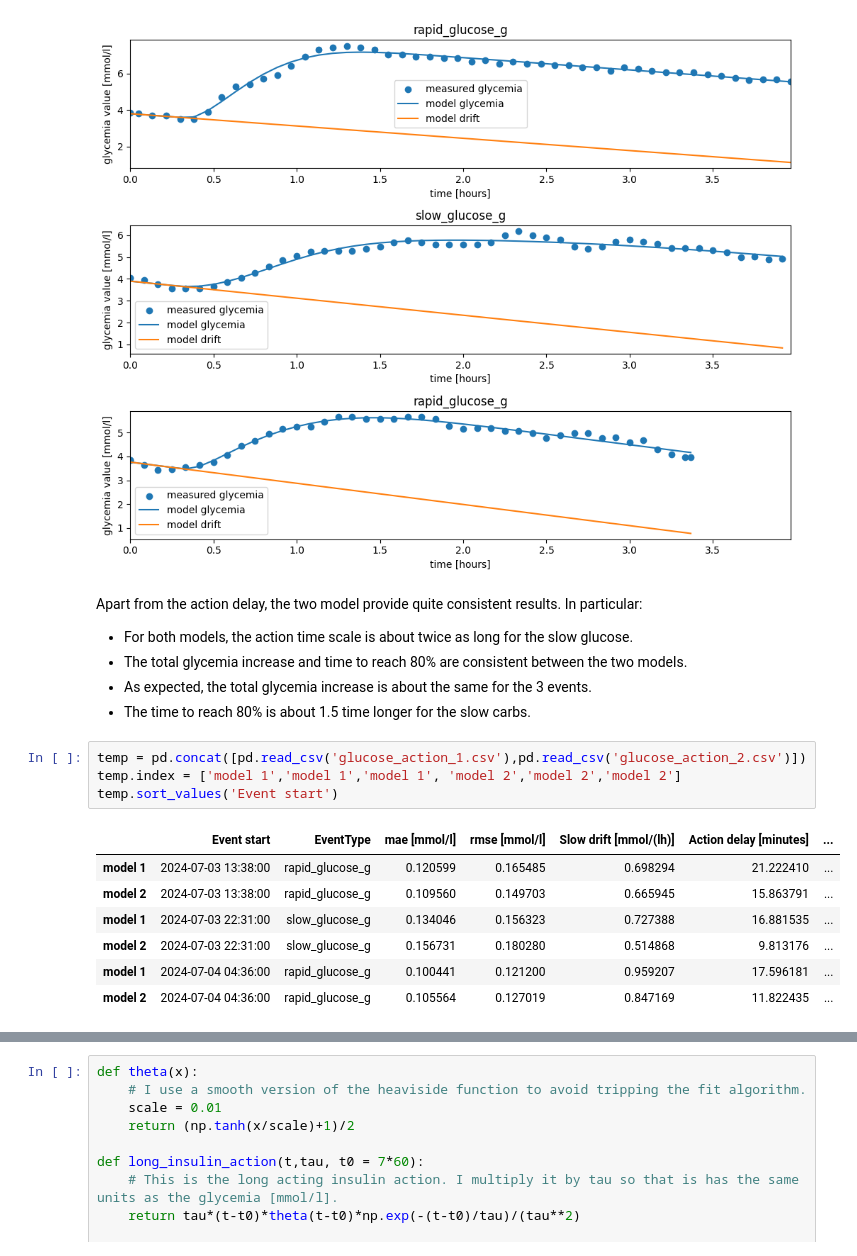
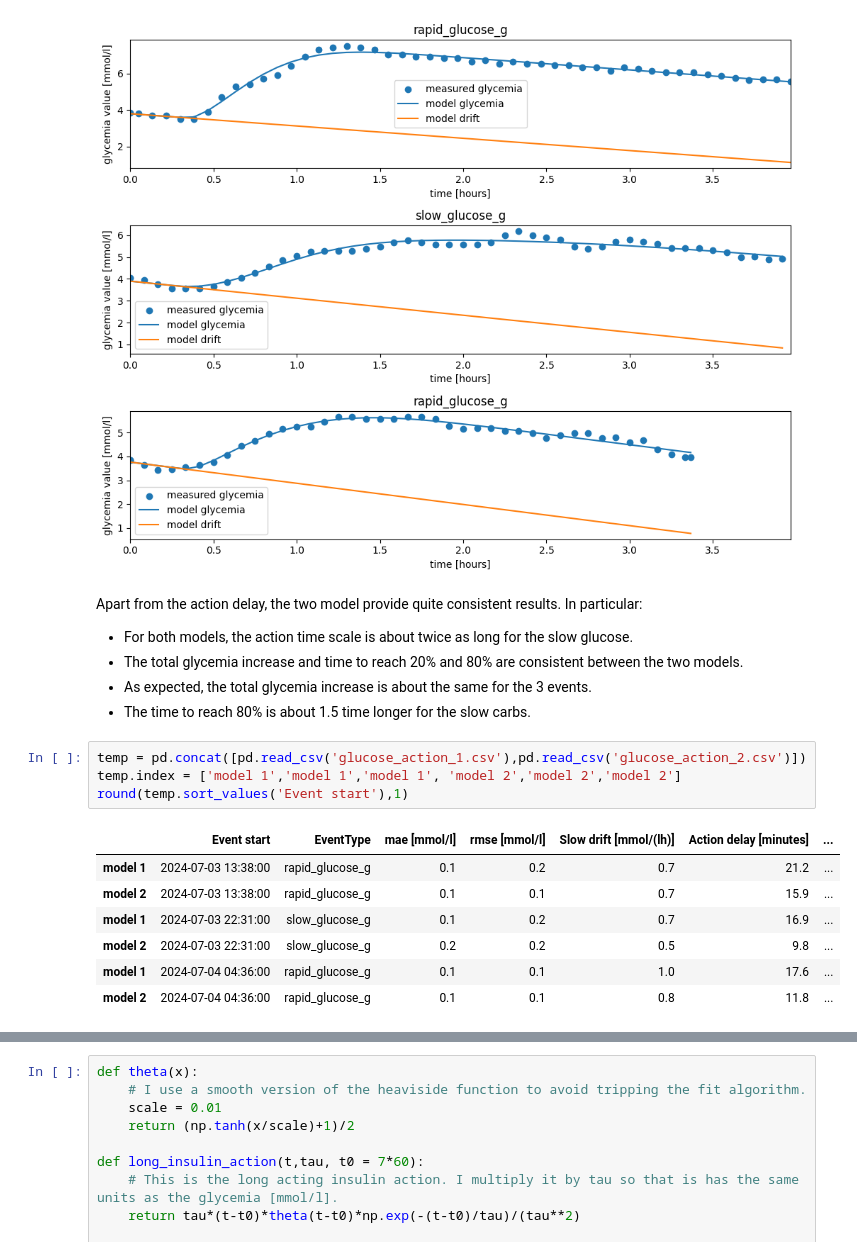
Before and after one commit to sethyvenatem/blood_sugar_fast_day, a Jupyter notebook: fast_day.ipynb, the cells around one changed output, grey strips where cells are left out. Saved outputs shown, nothing was run; the diff lists cells and outputs as text.

```diff
--- a/fast_day.ipynb
+++ b/fast_day.ipynb
@@ -650,18 +655,18 @@ round(events_description,3)
 Apart from the action delay, the two model provide quite consistent results. In particular:
 
 - For both models, the action time scale is about twice as long for the slow glucose.
-- The total glycemia increase and time to reach 80% are consistent between the two models.
+- The total glycemia increase and time to reach 20% and 80% are consistent between the two models.
 - As expected, the total glycemia increase is about the same for the 3 events.
 - The time to reach 80% is about 1.5 time longer for the slow carbs.
 # %%
 temp = pd.concat([pd.read_csv('glucose_action_1.csv'),pd.read_csv('glucose_action_2.csv')])
 temp.index = ['model 1','model 1','model 1', 'model 2','model 2','model 2']
-temp.sort_values('Event start')
+round(temp.sort_values('Event start'),1)
 # %% [output]
 |  | Event start | EventType | mae [mmol/l] | rmse [mmol/l] | Slow drift [mmol/(lh)] | Action delay [minutes] | ... |
-| model 1 | 2024-07-03 13:38:00 | rapid_glucose_g | 0.120599 | 0.165485 | 0.698294 | 21.222410 | ... |
-| model 2 | 2024-07-03 13:38:00 | rapid_glucose_g | 0.109560 | 0.149703 | 0.665945 | 15.863791 | ... |
-| model 1 | 2024-07-03 22:31:00 | slow_glucose_g | 0.134046 | 0.156323 | 0.727388 | 16.881535 | ... |
-| model 2 | 2024-07-03 22:31:00 | slow_glucose_g | 0.156731 | 0.180280 | 0.514868 | 9.813176 | ... |
-| model 1 | 2024-07-04 04:36:00 | rapid_glucose_g | 0.100441 | 0.121200 | 0.959207 | 17.596181 | ... |
-| model 2 | 2024-07-04 04:36:00 | rapid_glucose_g | 0.105564 | 0.127019 | 0.847169 | 11.822435 | ... |
+| model 1 | 2024-07-03 13:38:00 | rapid_glucose_g | 0.1 | 0.2 | 0.7 | 21.2 | ... |
+| model 2 | 2024-07-03 13:38:00 | rapid_glucose_g | 0.1 | 0.1 | 0.7 | 15.9 | ... |
+| model 1 | 2024-07-03 22:31:00 | slow_glucose_g | 0.1 | 0.2 | 0.7 | 16.9 | ... |
+| model 2 | 2024-07-03 22:31:00 | slow_glucose_g | 0.2 | 0.2 | 0.5 | 9.8 | ... |
+| model 1 | 2024-07-04 04:36:00 | rapid_glucose_g | 0.1 | 0.1 | 1.0 | 17.6 | ... |
+| model 2 | 2024-07-04 04:36:00 | rapid_glucose_g | 0.1 | 0.1 | 0.8 | 11.8 | ... |
```
Also changed, not shown: parts of 20 cells of this notebook.
